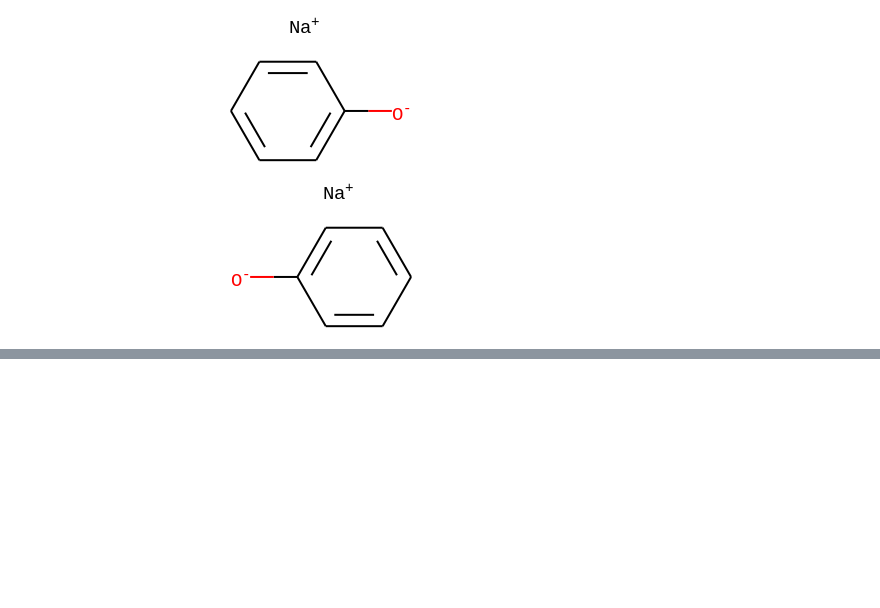
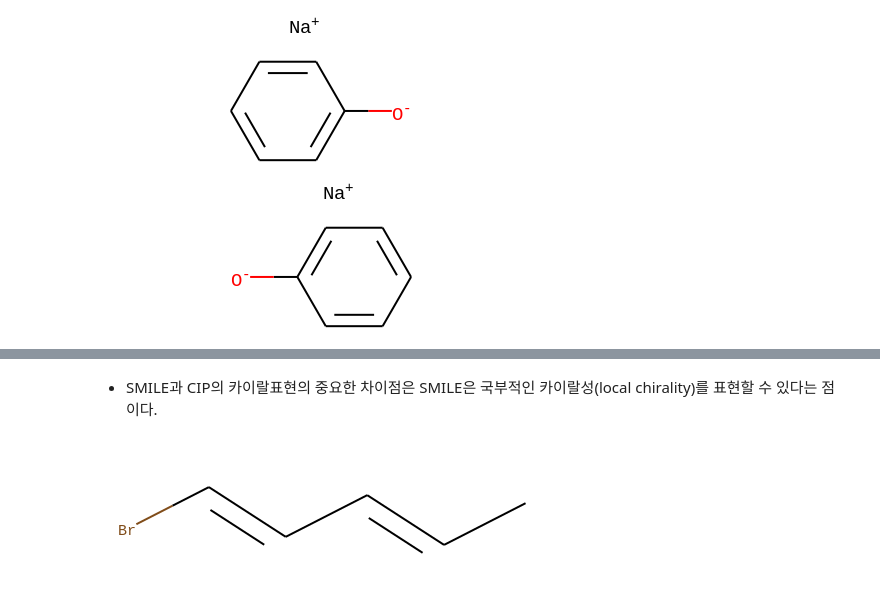
Before and after one commit to LimYeongJun/Jump-to-python, a Jupyter notebook: smiles.ipynb, the cells around one changed output, grey strips where cells are left out. Saved outputs shown, nothing was run; the diff lists cells and outputs as text; code cells hidden in the pictures; blank space fills up the shorter version.

```diff
--- a/smiles.ipynb
+++ b/smiles.ipynb
@@ -170,0 +205,8 @@ m
+# %% [markdown]
+- SMILE과 CIP의 카이랄표현의 중요한 차이점은 SMILE은 국부적인 카이랄성(local chirality)를 표현할 수 있다는 점이다.
+# %%
+S1 = Chem.MolFromSmiles('Br/C=C/C=C/C')
+S2 = Chem.MolFromSmiles('Br/C=C/C=CC')
+S1
+# %% [output]
+[figure, added]
```
Also changed, not shown: parts of 10 cells of this notebook.
